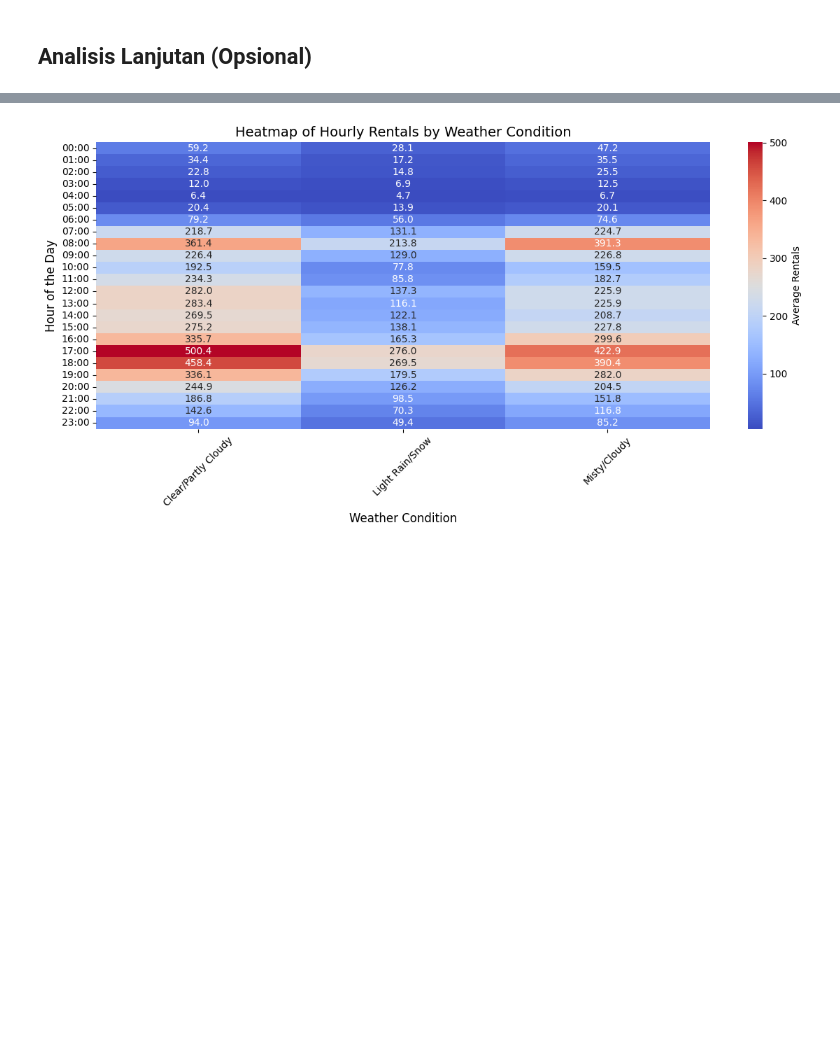
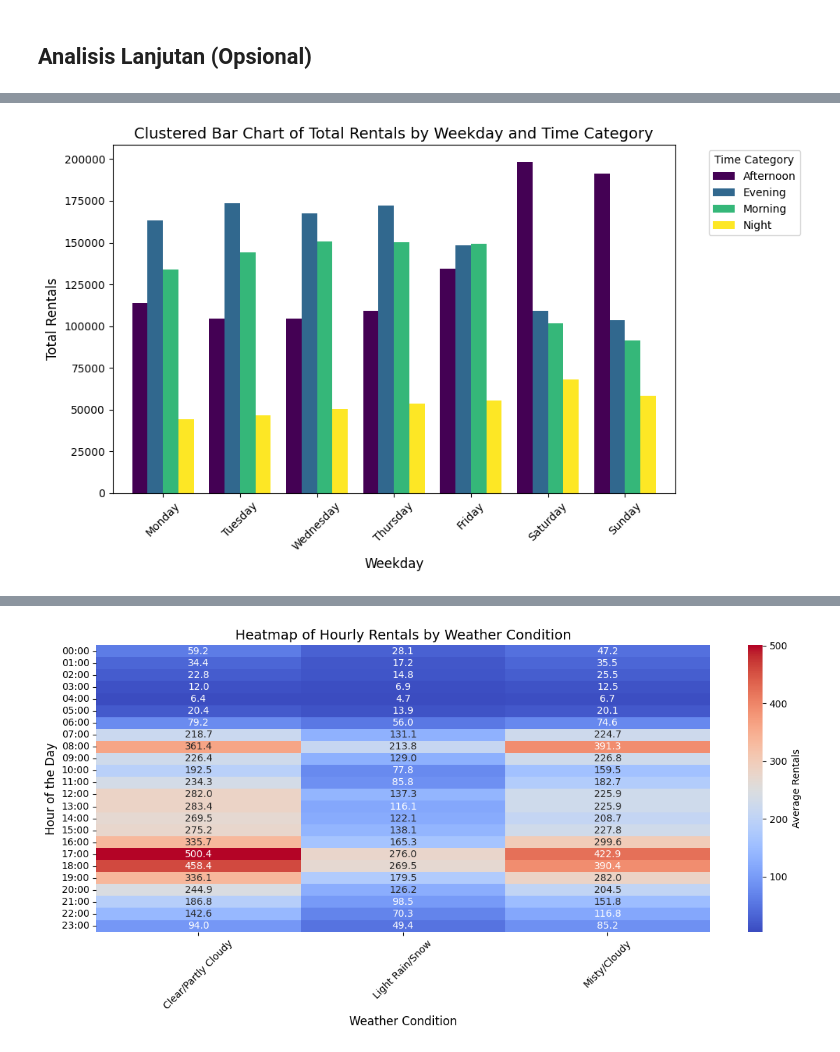
Before and after one commit to RivalNainggolan/submissiondicoding, a Jupyter notebook: notebook.ipynb, the cells around one changed output, grey strips where cells are left out. Cells and saved outputs as stored; diff of their text form; code cells hidden in the pictures; blank space fills up the shorter version.

```diff
--- a/notebook.ipynb
+++ b/notebook.ipynb
@@ -886,0 +865,19 @@ Misty/Cloudy and Light Rain/Snow show a similar pattern but with overall lower v
+# %%
+# Convert 'weekday' column to categorical type with the specified order
+merged_df['weekday'] = pd.Categorical(merged_df['weekday'], categories=weekday_order, ordered=True)
+
+# Group data by weekday and time category with explicit observed=False
+time_category_grouped = merged_df.groupby(['weekday', 'time_category'], observed=False)['total_rentals_hourly'].sum().unstack()
+
+# Plot clustered bar chart
+time_category_grouped.plot(kind='bar', figsize=(10, 6), cmap='viridis', width=0.8)
+
+plt.title('Clustered Bar Chart of Total Rentals by Weekday and Time Category', fontsize=14)
+plt.xlabel('Weekday', fontsize=12)
+plt.ylabel('Total Rentals', fontsize=12)
+plt.xticks(rotation=45, fontsize=10)
+plt.legend(title='Time Category', bbox_to_anchor=(1.05, 1), loc='upper left', fontsize=10)
+plt.tight_layout()
+plt.show()
+# %% [output]
+[figure, added]
```
Also changed, not shown: parts of 46 cells of this notebook.
